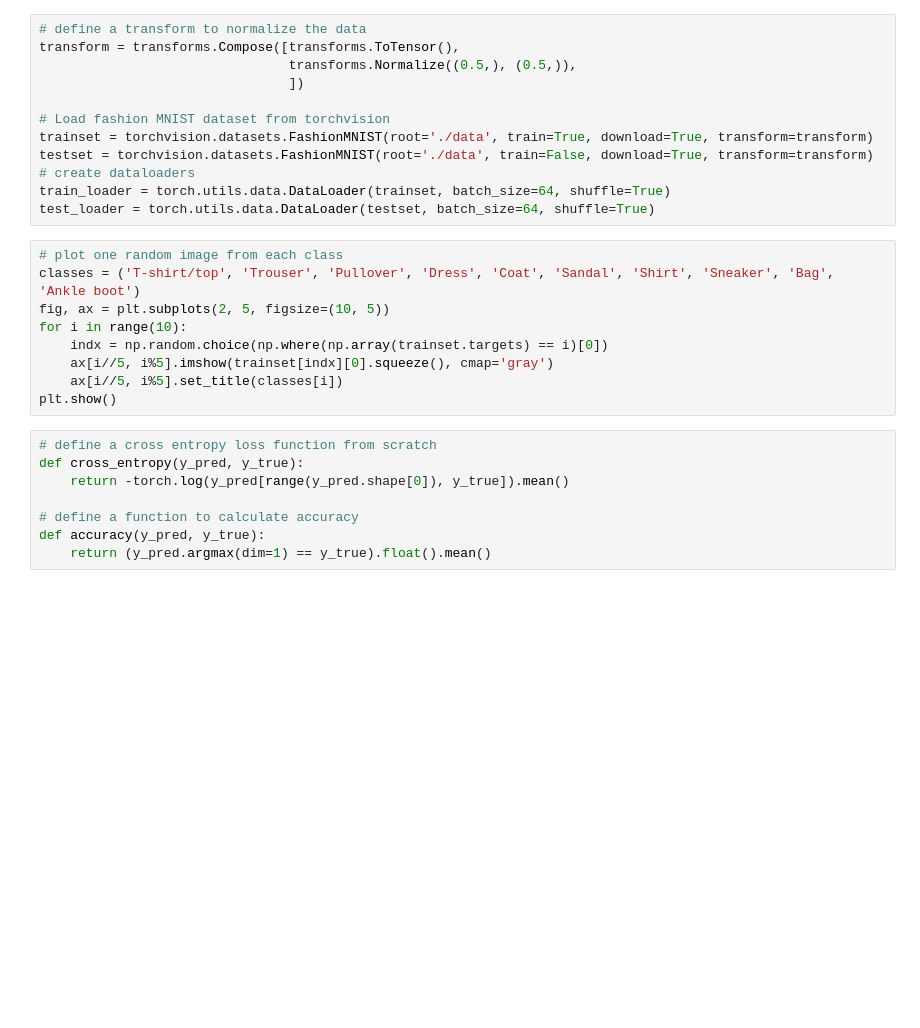
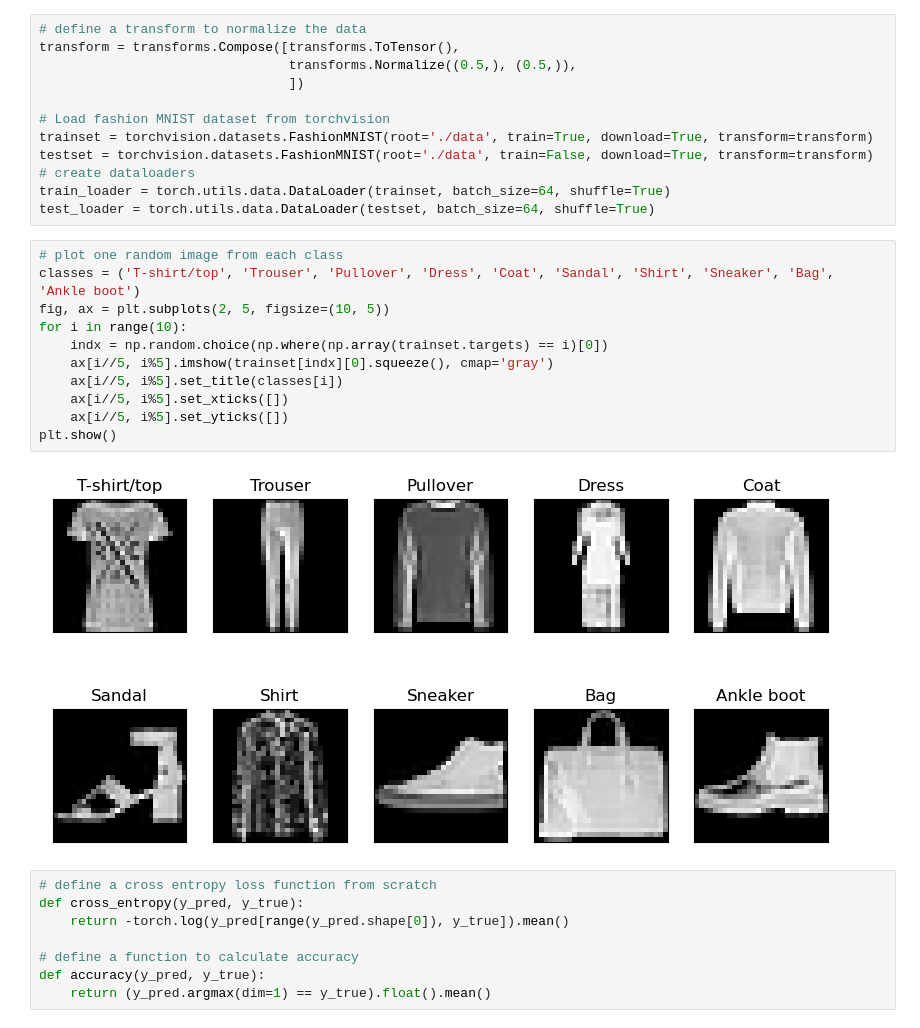
Before and after one commit to saeedzou/Deep-Learning-Assignments-2022, a Jupyter notebook: Assignment 2/q1.ipynb, the cells around one changed output. Drawn from its saved outputs; the diff is of its cells as text; blank space fills up the shorter version.

```diff
--- a/Assignment 2/q1.ipynb
+++ b/Assignment 2/q1.ipynb
@@ -21,12 +24,16 @@ test_loader = torch.utils.data.DataLoader(testset, batch_size=64, shuffle=True)
 # %%
 # plot one random image from each class
 classes = ('T-shirt/top', 'Trouser', 'Pullover', 'Dress', 'Coat', 'Sandal', 'Shirt', 'Sneaker', 'Bag', 'Ankle boot')
 fig, ax = plt.subplots(2, 5, figsize=(10, 5))
 for i in range(10):
     indx = np.random.choice(np.where(np.array(trainset.targets) == i)[0])
     ax[i//5, i%5].imshow(trainset[indx][0].squeeze(), cmap='gray')
     ax[i//5, i%5].set_title(classes[i])
+    ax[i//5, i%5].set_xticks([])
+    ax[i//5, i%5].set_yticks([])
 plt.show()
+# %% [output]
+[figure, added]
 # %%
 # define a cross entropy loss function from scratch
 def cross_entropy(y_pred, y_true):
```
Also changed, not shown: parts of 7 cells of this notebook.
